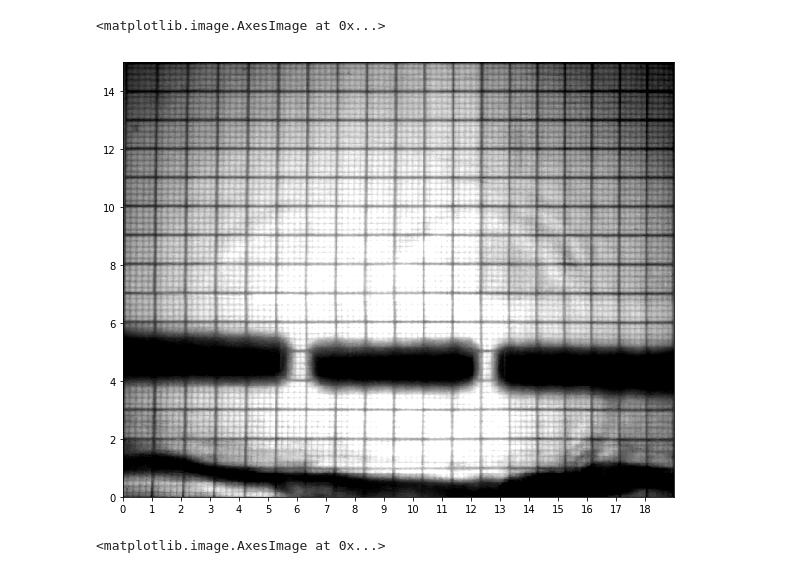
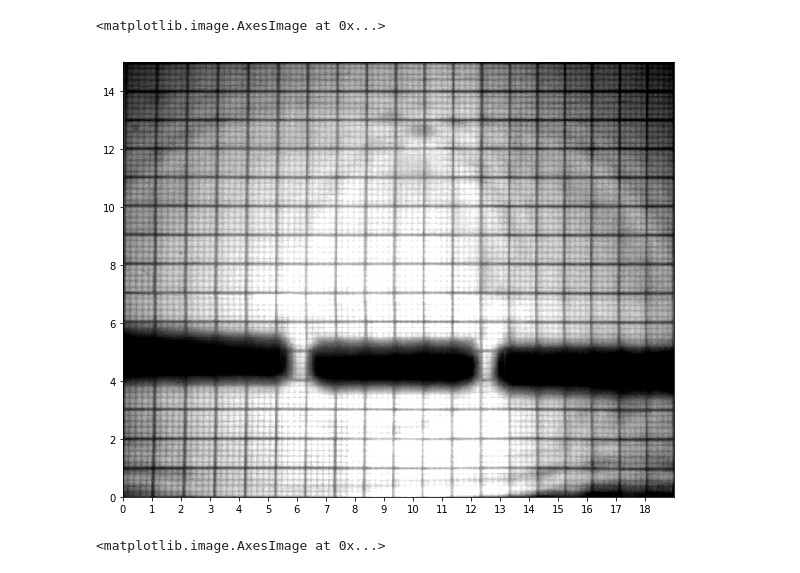
Before and after one commit to inducer/splash-activities, a Jupyter notebook: Video comparison.ipynb, the cells around one changed output. Cells and saved outputs as stored; diff of their text form; code cells hidden in the pictures.

Commit message:
Video comparison: HTTP errors, before/after img, fix URL

```diff
--- a/Video comparison.ipynb
+++ b/Video comparison.ipynb
@@ -55,7 +56,10 @@ if not exists(video_filename):
 vid_reader = imageio.get_reader(video_filename,  'ffmpeg')
 
 def get_frame(frame_nr):
-    img = Image.fromarray(vid_reader.get_data(frame_nr)).convert("L")
+    return Image.fromarray(vid_reader.get_data(frame_nr))
+
+def get_processed_frame(frame_nr):
+    img = get_frame(frame_nr).convert("L")
 
     img = img.transform(
         (comp_grid_x, comp_grid_y), Image.QUAD,
@@ -66,8 +70,8 @@ def get_frame(frame_nr):
 
     return img
 
-def get_frame_at_time(t):
-    return get_frame(int(frames_per_sec*(t + video_start_time)))
+def get_processed_frame_at_time(t):
+    return get_processed_frame(int(frames_per_sec*(t + video_start_time)))
 # %%
 x, y = np.mgrid[0:unit_grid_x:comp_grid_x*1j, 0:unit_grid_y:comp_grid_y*1j]
 
@@ -78,10 +88,10 @@ dt = 0.5 * min(dx, dy) / wave_speed
 # %%
 plt.figure(figsize=(20, 8))
 plt.xticks(np.arange(0, unit_grid_x))
-show_with_extent(get_frame_at_time(0.1))
+show_with_extent(get_processed_frame(10))
 # %% [output]
 <matplotlib.image.AxesImage at 0x...>
-[figure, old version]
+[figure, new version]
 # %%
 is_free_space = (np.abs(y-4.5) > 0.5) | (np.abs(x - 6.1) < 0.7) | (np.abs(x - 12.5) < 0.7)
 
```
Also changed, not shown: parts of 6 cells of this notebook.
